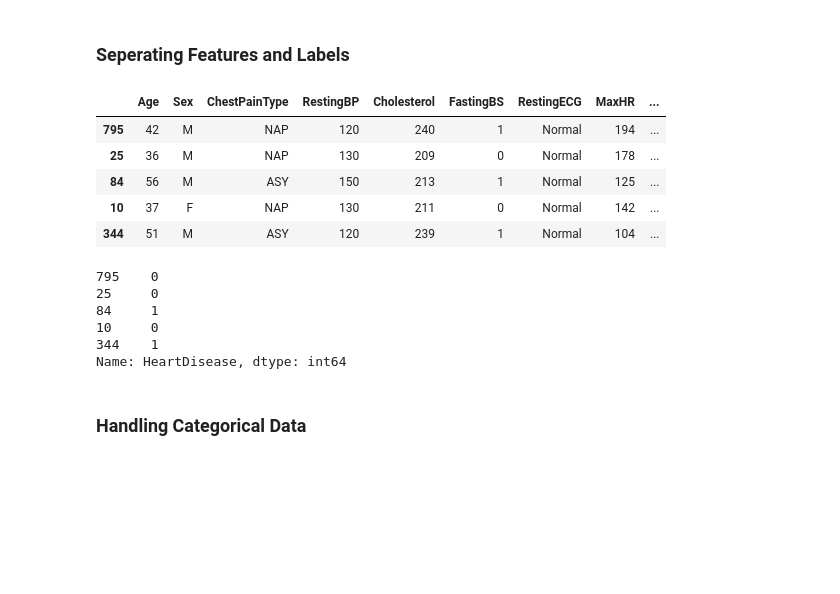
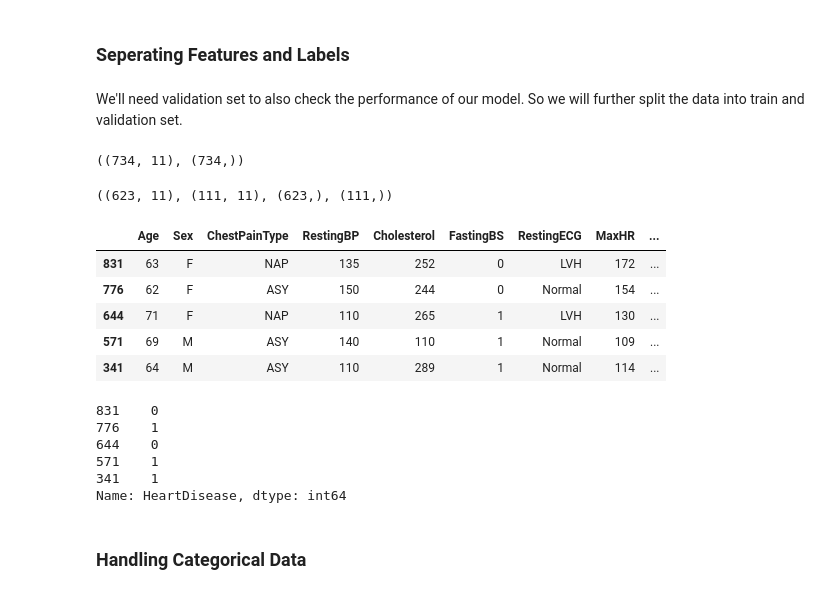
Before and after one commit to Preet-Sojitra/heart-diesease, a Jupyter notebook: refactored.ipynb, the cells around one changed output. Drawn from its saved outputs; the diff is of its cells as text; code cells hidden in the pictures; blank space fills up the shorter version.

```diff
--- a/refactored.ipynb
+++ b/refactored.ipynb
@@ -720,21 +727,33 @@ x_test = test_set_final.drop("HeartDisease", axis=1)
 y_test = test_set_final["HeartDisease"]
+# %% [markdown]
+We'll need validation set to also check the performance of our model. So we will further split the data into train and validation set.
+# %%
+heart_features.shape, heart_labels.shape
+# %% [output]
+((734, 11), (734,))
+# %%
+X_train, X_val, y_train, y_val = train_test_split(heart_features, heart_labels, test_size=0.15, random_state=42)
+# %%
+X_train.shape, X_val.shape, y_train.shape, y_val.shape
+# %% [output]
+((623, 11), (111, 11), (623,), (111,))
 # %%
-heart_features.head()
+X_train.head()
 # %% [output]
 |  | Age | Sex | ChestPainType | RestingBP | Cholesterol | FastingBS | RestingECG | MaxHR | ... |
-| 795 | 42 | M | NAP | 120 | 240 | 1 | Normal | 194 | ... |
-| 25 | 36 | M | NAP | 130 | 209 | 0 | Normal | 178 | ... |
-| 84 | 56 | M | ASY | 150 | 213 | 1 | Normal | 125 | ... |
-| 10 | 37 | F | NAP | 130 | 211 | 0 | Normal | 142 | ... |
-| 344 | 51 | M | ASY | 120 | 239 | 1 | Normal | 104 | ... |
+| 831 | 63 | F | NAP | 135 | 252 | 0 | LVH | 172 | ... |
+| 776 | 62 | F | ASY | 150 | 244 | 0 | Normal | 154 | ... |
+| 644 | 71 | F | NAP | 110 | 265 | 1 | LVH | 130 | ... |
+| 571 | 69 | M | ASY | 140 | 110 | 1 | Normal | 109 | ... |
+| 341 | 64 | M | ASY | 110 | 289 | 1 | Normal | 114 | ... |
 # %%
-heart_labels.head()
+y_train.head()
 # %% [output]
-795    0
-25     0
-84     1
-10     0
-344    1
+831    0
+776    1
+644    0
+571    1
+341    1
 Name: HeartDisease, dtype: int64
 # %% [markdown]
 ### Handling Categorical Data
```
Also changed, not shown: parts of 50 cells of this notebook, 2 other files.
